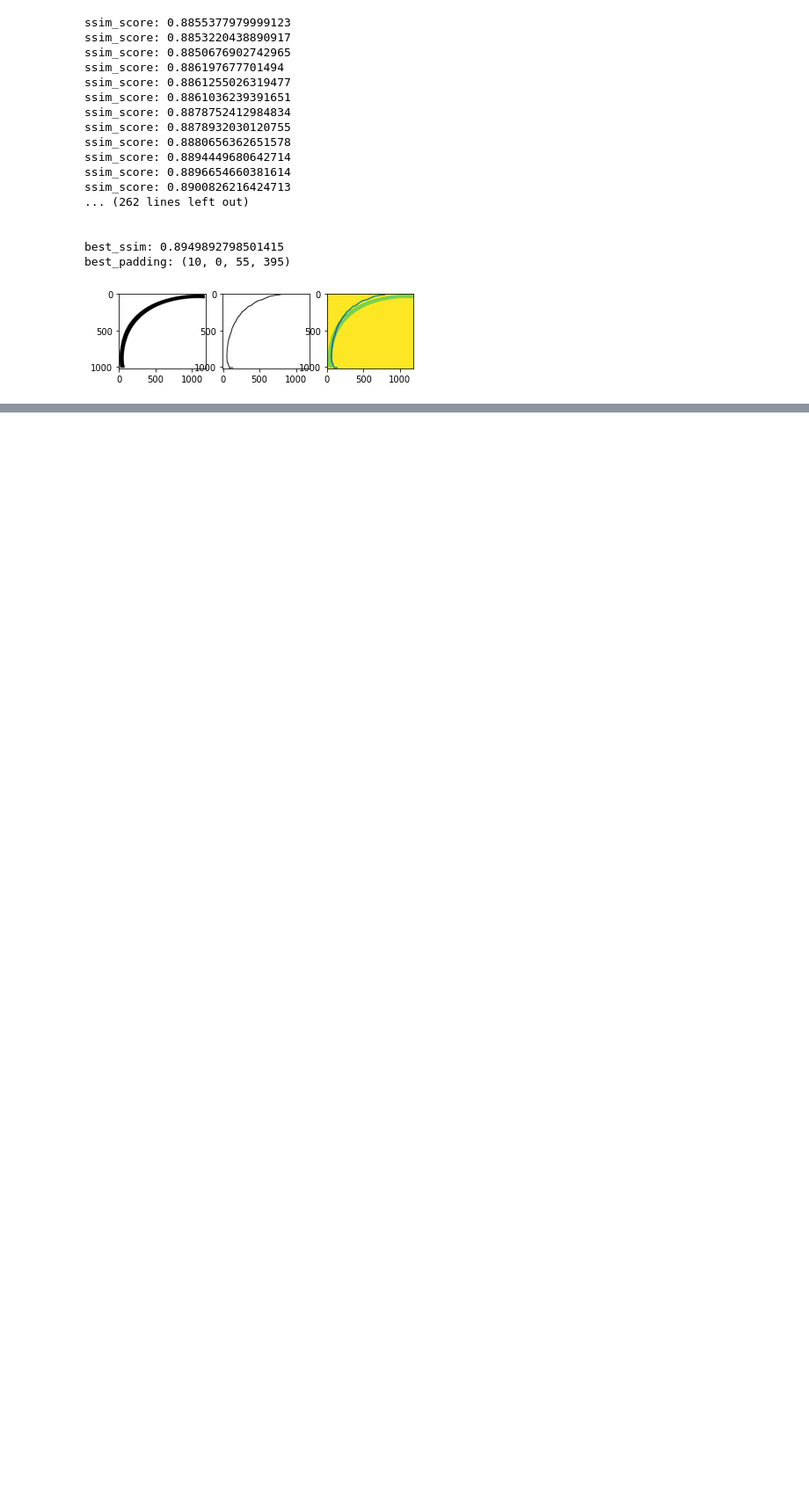
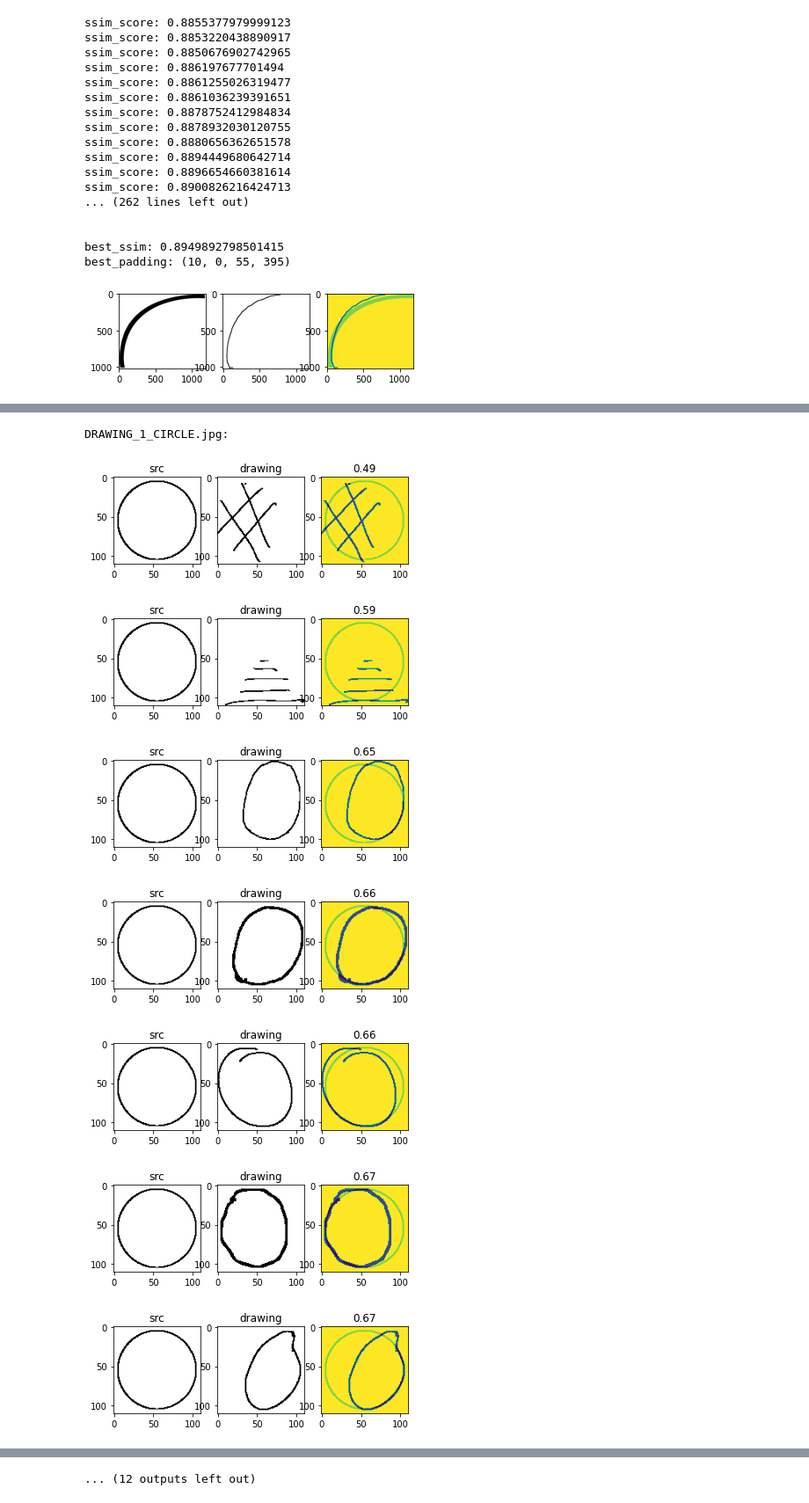
Before and after one commit to idankam/ShapeProject, a Jupyter notebook: ShapeNotebook.ipynb, the cells around one changed output, grey strips where cells are left out. Shown: that part at 88% size. Saved outputs shown, nothing was run; the diff lists cells and outputs as text; code cells hidden in the pictures; blank space fills up the shorter version.

Commit message:
get sense of ssim metric

```diff
--- a/ShapeNotebook.ipynb
+++ b/ShapeNotebook.ipynb
@@ -409,0 +504,48 @@ AttributeError: module 'cv2.cv2' has no attribute 'ximgproc'
+# %%
+folder_path = r'C:\Users\idank\final_project\ShapeProject\GetSenseDataset\src'
+base_parent_path = r'C:\Users\idank\final_project\ShapeProject\GetSenseDataset\drawing'
+
+for filename in os.listdir(folder_path):
+    print(f'\n{filename}:\n')
+    if filename.endswith('.jpg') or filename.endswith('.png'):
+        src_path = os.path.join(folder_path, filename)
+        img = cv2.imread(src_path)
+        img_name = os.path.splitext(filename)[0]
+        parent_folder_path = os.path.join(base_parent_path, img_name)
+        if os.path.isdir(parent_folder_path):
+
+            drawing_list = []
+            ssim_score_list = []
+            for img_filename in os.listdir(parent_folder_path):
+                if img_filename.endswith('.jpg') or img_filename.endswith('.png'):
+                    hand_draw_path = os.path.join(parent_folder_path, img_filename)
+                    src_img_obj_padd, best_ssim, best_padding, best_hand_copy_img_obj_resized_ratio_padd = new_ssim(src_img_path=src_path, hand_copy_img_path=hand_draw_path, width_jump=1, height_jump=1)
+                    drawing_list.append(best_hand_copy_img_obj_resized_ratio_padd)
+                    ssim_score_list.append(best_ssim)
+
+            ssims_and_drawings = [[y,x] for y,x in sorted(zip(ssim_score_list, drawing_list))]
+            for ssim_and_drawing in ssims_and_drawings:
+
+                ssim_score = ssim_and_drawing[0]
+                drawing = ssim_and_drawing[1]
+
+                f, axarr = plt.subplots(1,3)
+                axarr[0].imshow(src_img_obj_padd, cmap='gray', vmin=0, vmax=255)
+                axarr[0].title.set_text('src')
+                axarr[1].imshow(drawing, cmap='gray', vmin=0, vmax=255)
+                axarr[1].title.set_text('drawing')
+                axarr[2].imshow(cv2.addWeighted(src_img_obj_padd,0.2,drawing,0.8,0))
+                axarr[2].title.set_text("{:.2f}".format(ssim_score))
+                plt.show()
+
+        else:
+            print(f"Folder '{img_name}' not found!")
+# %% [output]
+DRAWING_1_CIRCLE.jpg:
+[figure, added]
+[figure, added]
+[figure, added]
+[figure, added]
+[figure, added]
+[figure, added]
+[figure, added]
@@ -409,0 +556 @@ AttributeError: module 'cv2.cv2' has no attribute 'ximgproc'
+... (12 outputs left out)
```
Also changed, not shown: parts of 13 cells of this notebook, 1 other file.
